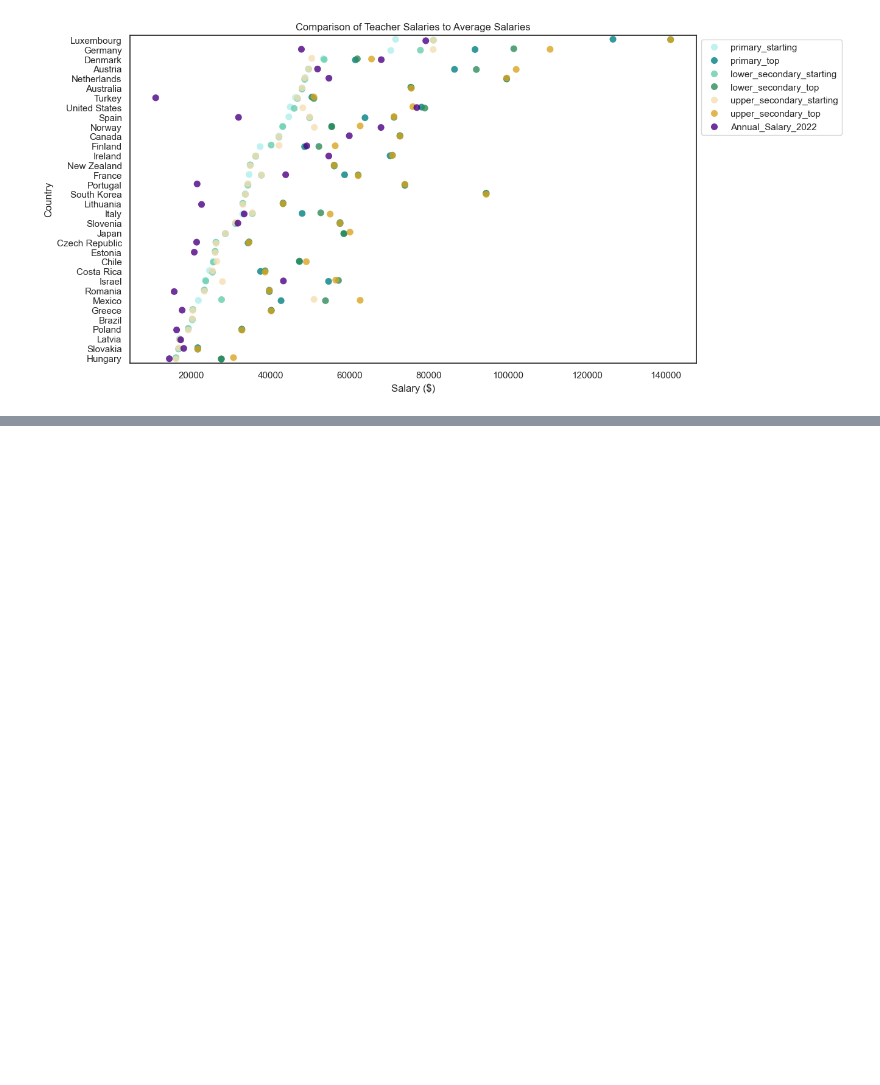
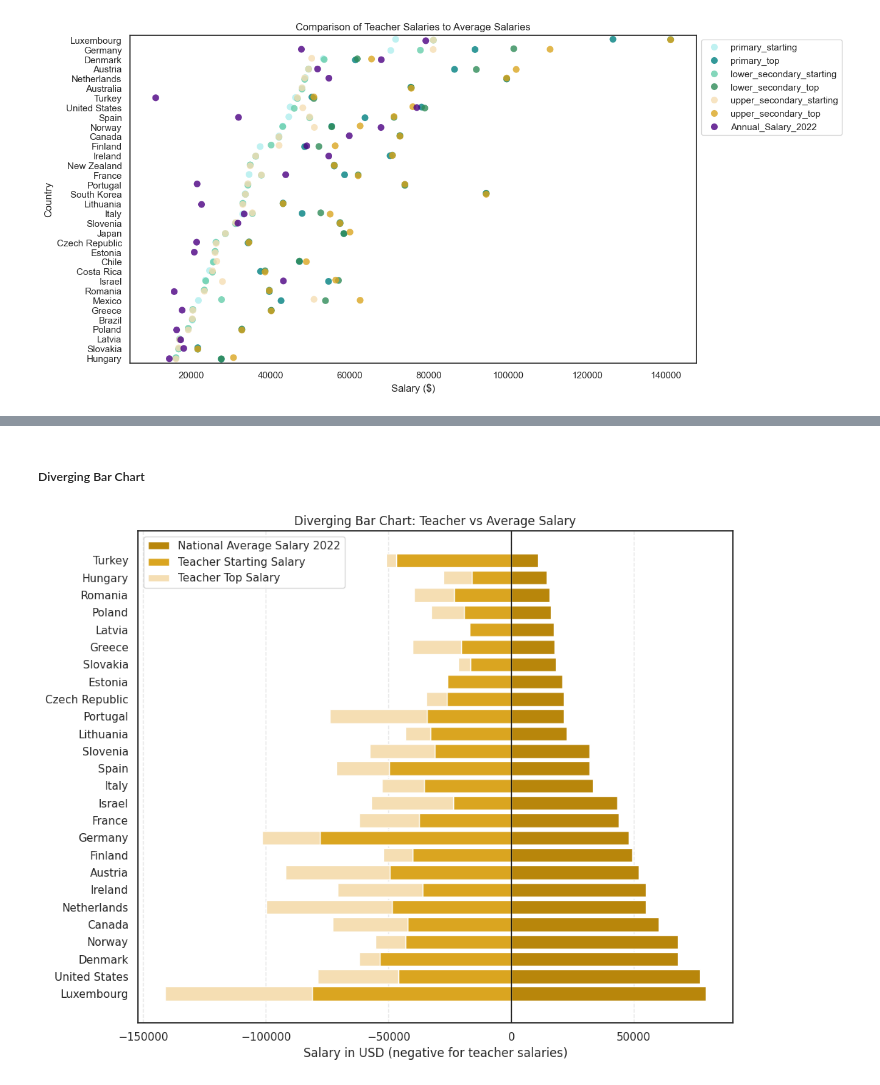
Before and after one commit to BeejalP/teachersalaries, a Jupyter notebook: my_project.ipynb, the cells around one changed output, grey strips where cells are left out. Drawn from its saved outputs; the diff is of its cells as text; code cells hidden in the pictures; blank space fills up the shorter version.

```diff
--- a/my_project.ipynb
+++ b/my_project.ipynb
@@ -1679,0 +1721,33 @@ plt.show()
+# %% [markdown]
+##### Diverging Bar Chart
+# %%
+# Diverging Bar Chart
+# Sort by average salary
+salaries = salaries.sort_values(by="Annual_Salary_2022", ascending=False)
+
+y = np.arange(len(salaries))
+
+fig, ax = plt.subplots(figsize=(10, 8))
+
+# Diverging bars
+ax.barh(y, salaries["Annual_Salary_2022"], color="darkgoldenrod", label="National Average Salary 2022")
+ax.barh(y, -salaries["lower_secondary_starting"], color="goldenrod", label="Teacher Starting Salary")
+ax.barh(y, -(salaries["lower_secondary_top"] - salaries["lower_secondary_starting"]), left=-salaries["lower_secondary_starting"], color="wheat", label="Teacher Top Salary")
+
+# Formatting
+ax.set_yticks(y)
+ax.set_yticklabels(salaries["Country"])
+ax.axvline(0, color="black", linewidth=1)  # Center line
+ax.set_xlabel("Salary in USD (negative for teacher salaries)")
+ax.set_title("Diverging Bar Chart: Teacher vs Average Salary")
+ax.legend()
+ax.grid(axis='x', linestyle="--", alpha=0.5)
+
+# Save the image
+plt.tight_layout()
+plt.savefig("salary diverging bar chart.png")
+
+plt.tight_layout()
+plt.show()
+# %% [output]
+[figure, added]
```
Also changed, not shown: parts of 8 cells of this notebook, 4 other files.
